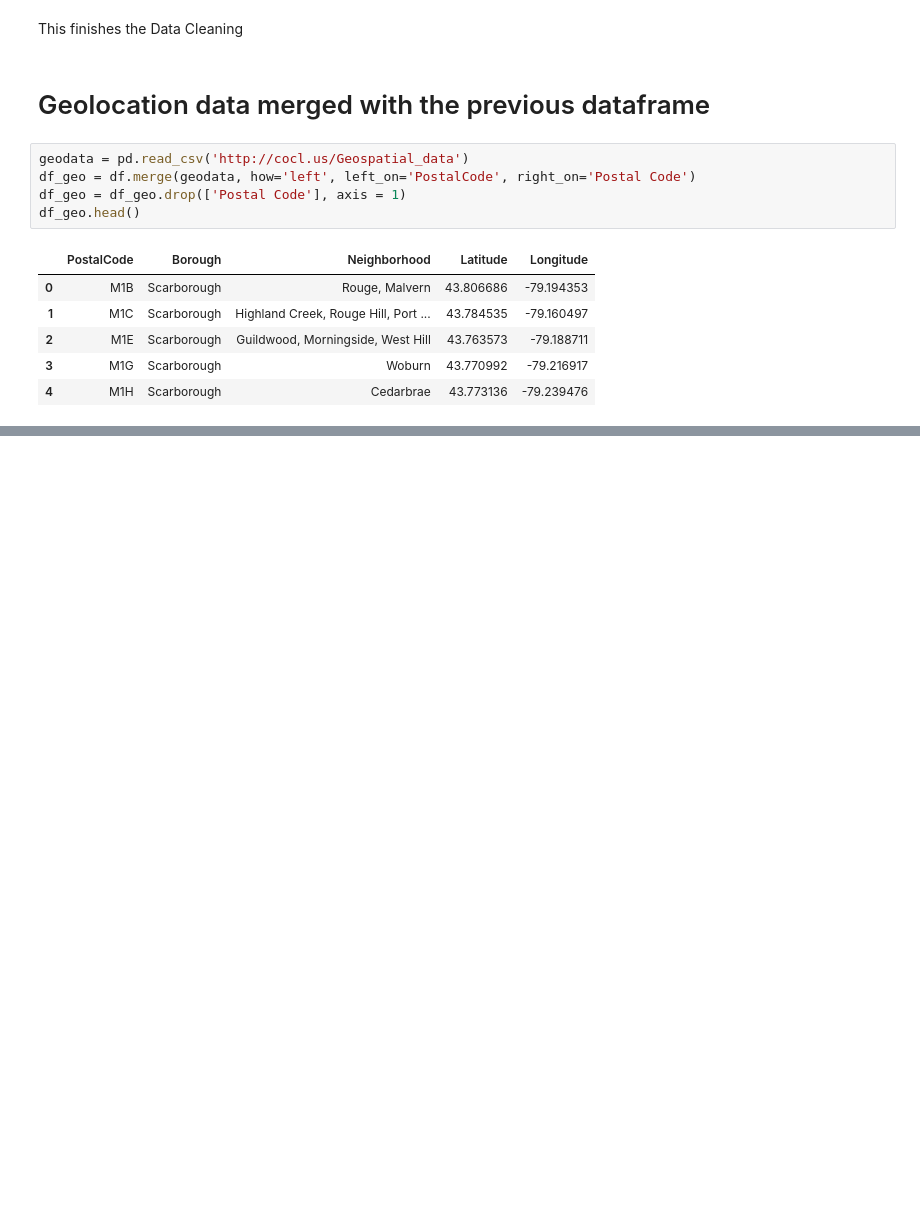
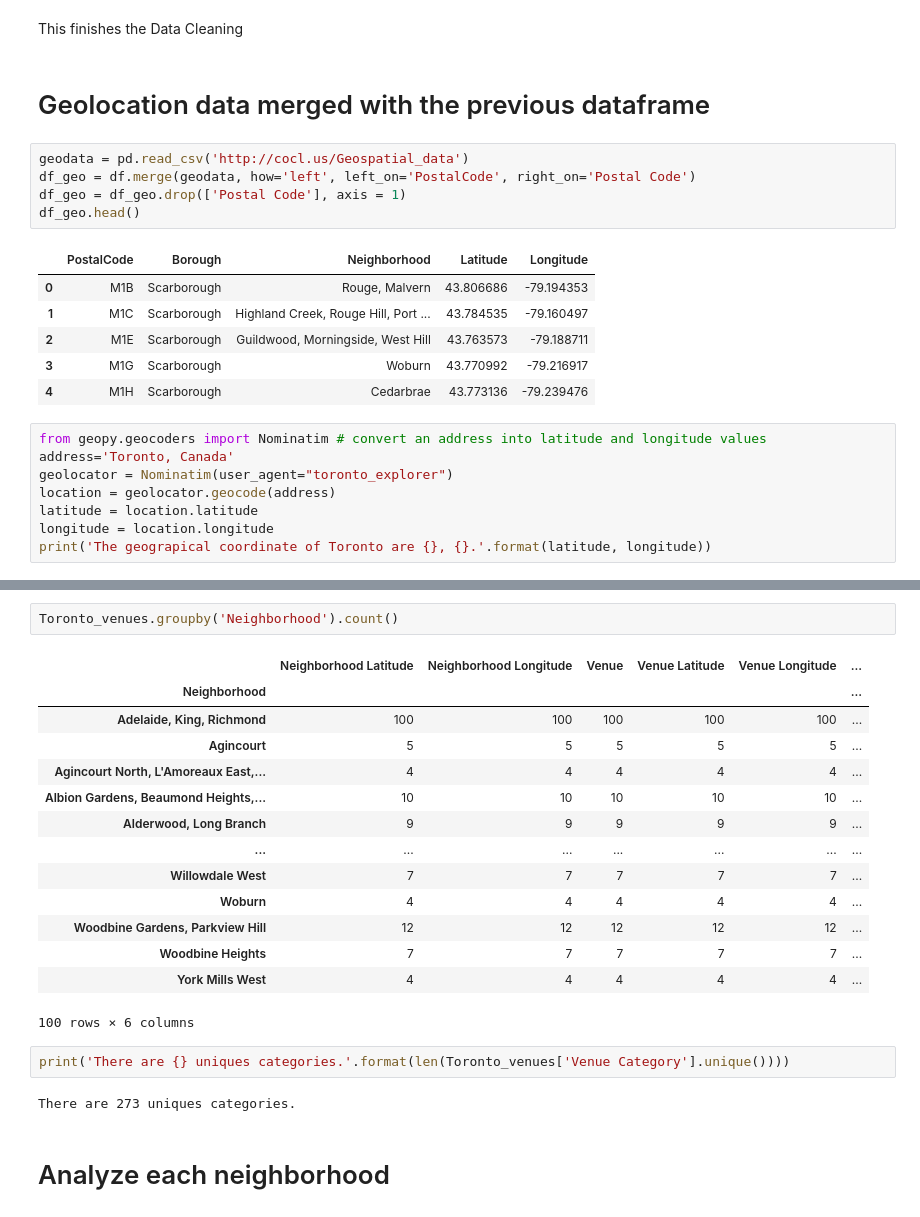
Before and after one commit to MetisXU/Coursera_Capstone-1, a Jupyter notebook: IBM_capstone_project.ipynb, the cells around one changed output, grey strips where cells are left out. Drawn from its saved outputs; the diff is of its cells as text; blank space fills up the shorter version.

```diff
--- a/IBM_capstone_project.ipynb
+++ b/IBM_capstone_project.ipynb
@@ -153,3 +153,11 @@ df_geo.head()
 | 2 | M1E | Scarborough | Guildwood, Morningside, West Hill | 43.763573 | -79.188711 |
 | 3 | M1G | Scarborough | Woburn | 43.770992 | -79.216917 |
 | 4 | M1H | Scarborough | Cedarbrae | 43.773136 | -79.239476 |
+# %%
+from geopy.geocoders import Nominatim # convert an address into latitude and longitude values
+address='Toronto, Canada'
+geolocator = Nominatim(user_agent="toronto_explorer")
+location = geolocator.geocode(address)
+latitude = location.latitude
+longitude = location.longitude
+print('The geograpical coordinate of Toronto are {}, {}.'.format(latitude, longitude))
@@ -155,0 +262,23 @@ df_geo.head()
+# %%
+Toronto_venues.groupby('Neighborhood').count()
+# %% [output]
+|  | Neighborhood Latitude | Neighborhood Longitude | Venue | Venue Latitude | Venue Longitude | ... |
+| Neighborhood |  |  |  |  |  | ... |
+| Adelaide, King, Richmond | 100 | 100 | 100 | 100 | 100 | ... |
+| Agincourt | 5 | 5 | 5 | 5 | 5 | ... |
+| Agincourt North, L'Amoreaux East,... | 4 | 4 | 4 | 4 | 4 | ... |
+| Albion Gardens, Beaumond Heights,... | 10 | 10 | 10 | 10 | 10 | ... |
+| Alderwood, Long Branch | 9 | 9 | 9 | 9 | 9 | ... |
+| ... | ... | ... | ... | ... | ... | ... |
+| Willowdale West | 7 | 7 | 7 | 7 | 7 | ... |
+| Woburn | 4 | 4 | 4 | 4 | 4 | ... |
+| Woodbine Gardens, Parkview Hill | 12 | 12 | 12 | 12 | 12 | ... |
+| Woodbine Heights | 7 | 7 | 7 | 7 | 7 | ... |
+| York Mills West | 4 | 4 | 4 | 4 | 4 | ... |
+100 rows × 6 columns
+# %%
+print('There are {} uniques categories.'.format(len(Toronto_venues['Venue Category'].unique())))
+# %% [output]
+There are 273 uniques categories.
+# %% [markdown]
+# Analyze each neighborhood
```
Also changed, not shown: parts of 35 cells of this notebook.
